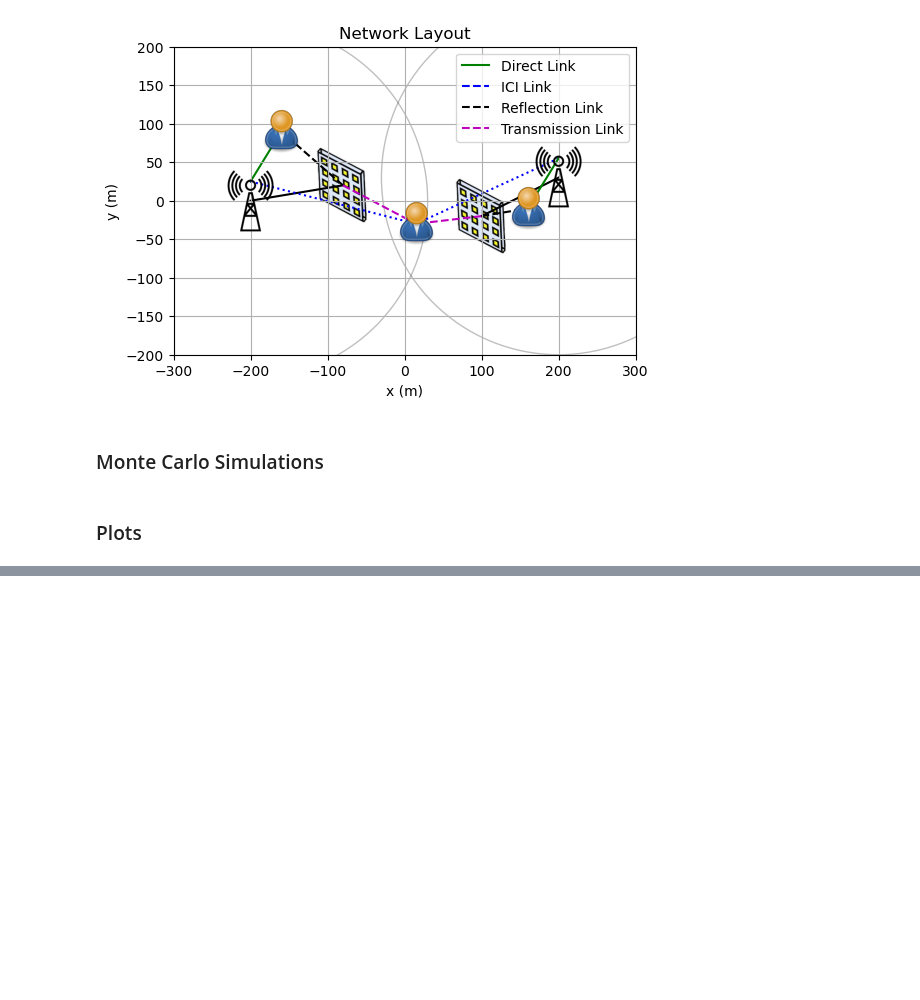
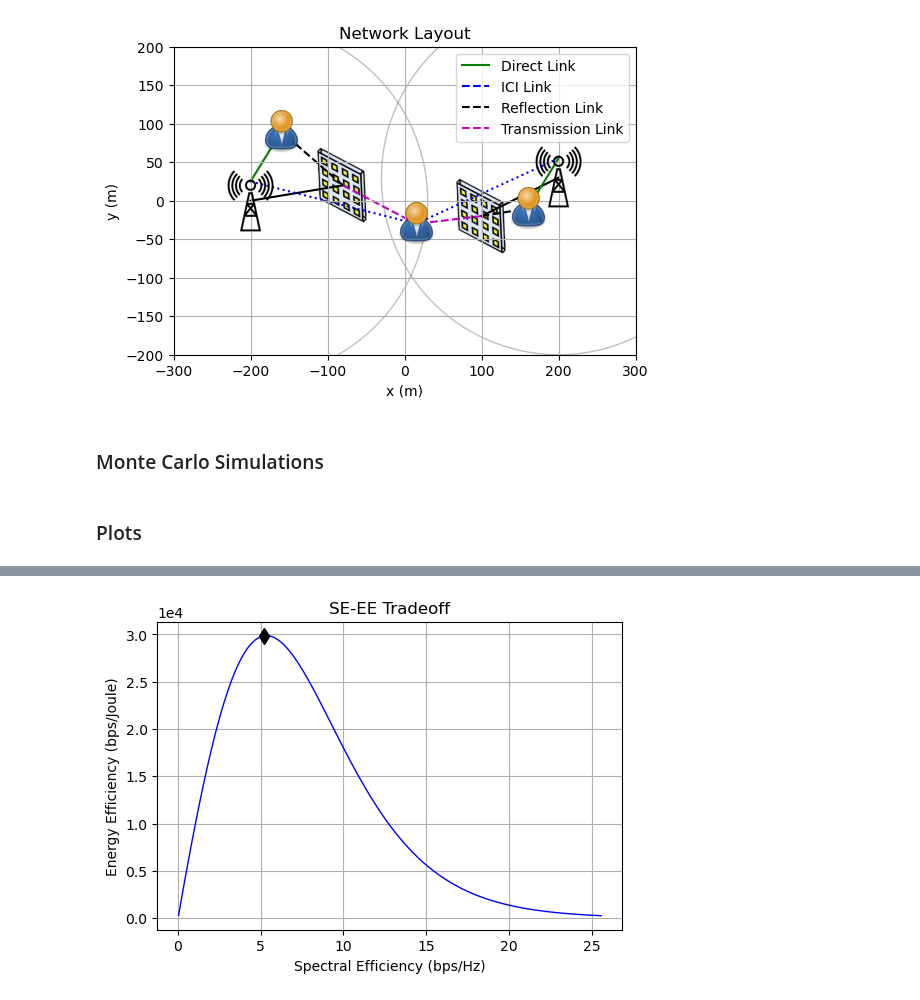
Before and after one commit to muhd-umer/comyx, a Jupyter notebook: simulations/star_ris_mc_noma.ipynb, the cells around one changed output, grey strips where cells are left out. Cells and saved outputs as stored; diff of their text form; code cells hidden in the pictures; blank space fills up the shorter version.

```diff
--- a/simulations/star_ris_mc_noma.ipynb
+++ b/simulations/star_ris_mc_noma.ipynb
@@ -261,18 +264,24 @@ plt.show()
 # %%
 # SE-EE tradeoff
+np.save(os.path.join(save_dir, "avg_spectral_eff.npy"), avg_spectral_eff)
+np.save(os.path.join(save_dir, "avg_energy_eff.npy"), avg_energy_eff)
+
 fig, ax = plt.subplots(figsize=(6, 4))
-plt.plot(spectral_eff, energy_eff, "b-", linewidth=1)
+plt.plot(avg_spectral_eff, avg_energy_eff, "b-", linewidth=1)
 plt.xlabel("Spectral Efficiency (bps/Hz)")
 plt.ylabel("Energy Efficiency (bps/Joule)")
 plt.title("SE-EE Tradeoff")
 plt.grid()
 
 # Find the peak point
-peak_idx = np.argmax(energy_eff)
-peak_x = spectral_eff[peak_idx]
-peak_y = energy_eff[peak_idx]
+peak_idx = np.argmax(avg_energy_eff)
+peak_x = avg_spectral_eff[peak_idx]
+peak_y = avg_energy_eff[peak_idx]
 
 # Add a marker at the peak point
 plt.plot(peak_x, peak_y, marker="d", markersize=8, color="black")
 plt.ticklabel_format(axis="y", style="sci", scilimits=(0, 0))
+plt.savefig(os.path.join(save_dir, "se_ee_tradeoff.pdf"), bbox_inches="tight")
 plt.show()
+# %% [output]
+[figure, added]
```
Also changed, not shown: parts of 15 cells of this notebook.
